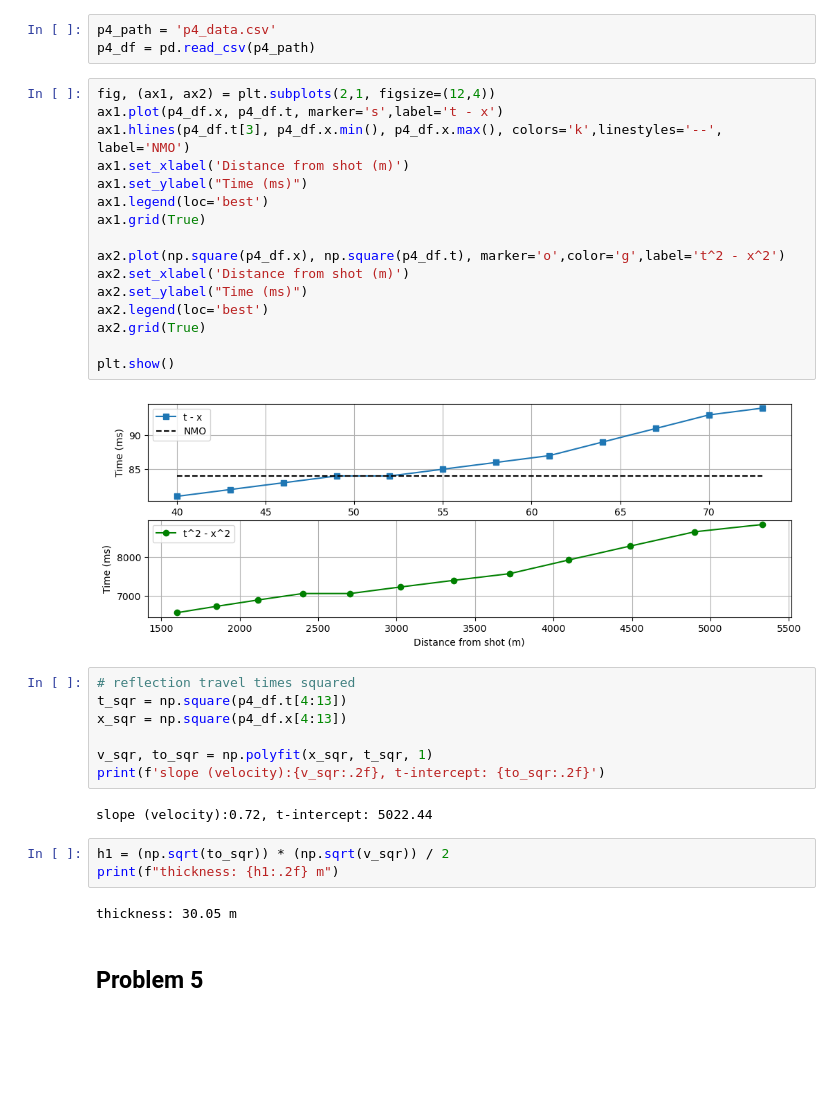
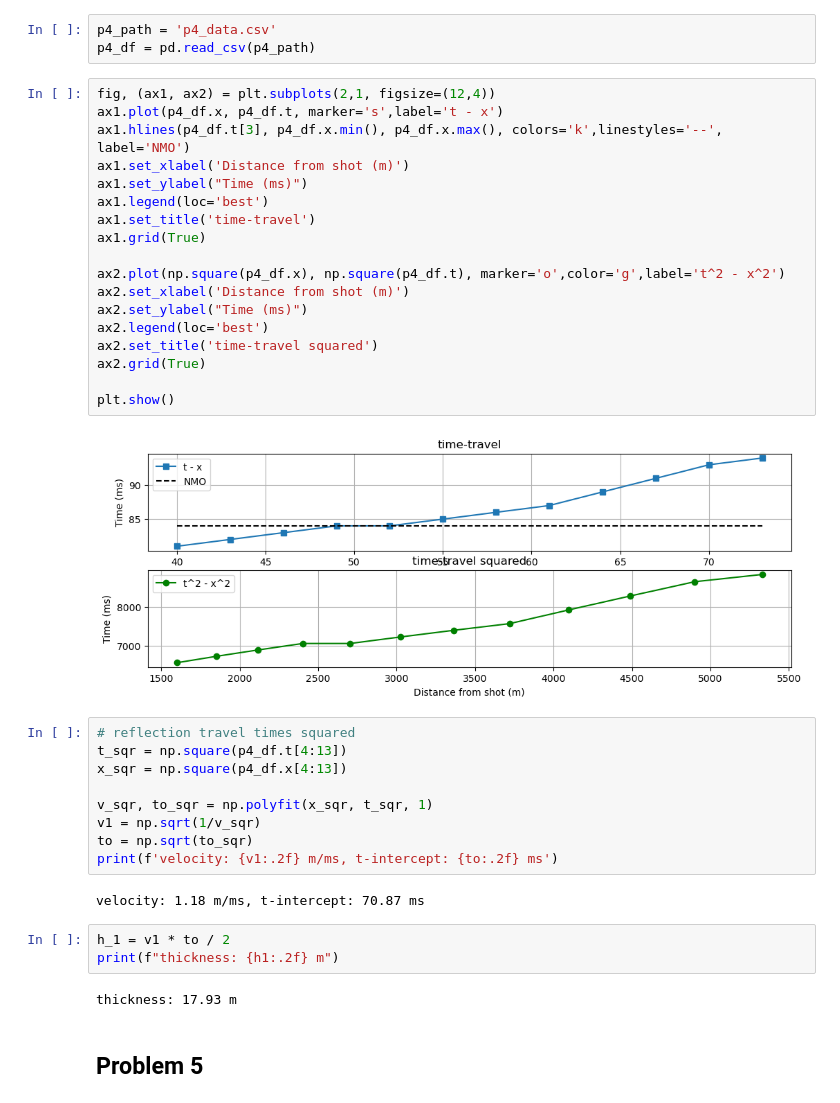
Before and after one commit to rjost1/GEOPH597, a Jupyter notebook: homework4.ipynb, the cells around one changed output. Drawn from its saved outputs; the diff is of its cells as text; blank space fills up the shorter version.

```diff
--- a/homework4.ipynb
+++ b/homework4.ipynb
@@ -129,35 +106,39 @@ p4_df = pd.read_csv(p4_path)
 # %%
 fig, (ax1, ax2) = plt.subplots(2,1, figsize=(12,4))
 ax1.plot(p4_df.x, p4_df.t, marker='s',label='t - x')
 ax1.hlines(p4_df.t[3], p4_df.x.min(), p4_df.x.max(), colors='k',linestyles='--', label='NMO')
 ax1.set_xlabel('Distance from shot (m)')
 ax1.set_ylabel("Time (ms)")
 ax1.legend(loc='best')
+ax1.set_title('time-travel')
 ax1.grid(True)
 
 ax2.plot(np.square(p4_df.x), np.square(p4_df.t), marker='o',color='g',label='t^2 - x^2')
 ax2.set_xlabel('Distance from shot (m)')
 ax2.set_ylabel("Time (ms)")
 ax2.legend(loc='best')
+ax2.set_title('time-travel squared')
 ax2.grid(True)
 
 plt.show()
 # %% [output]
-[figure, old version]
+[figure, new version]
 # %%
 # reflection travel times squared
 t_sqr = np.square(p4_df.t[4:13])
 x_sqr = np.square(p4_df.x[4:13])
 
 v_sqr, to_sqr = np.polyfit(x_sqr, t_sqr, 1)
-print(f'slope (velocity):{v_sqr:.2f}, t-intercept: {to_sqr:.2f}')
+v1 = np.sqrt(1/v_sqr)
+to = np.sqrt(to_sqr)
+print(f'velocity: {v1:.2f} m/ms, t-intercept: {to:.2f} ms')
 # %% [output]
-slope (velocity):0.72, t-intercept: 5022.44
+velocity: 1.18 m/ms, t-intercept: 70.87 ms
 # %%
-h1 = (np.sqrt(to_sqr)) * (np.sqrt(v_sqr)) / 2
+h_1 = v1 * to / 2
 print(f"thickness: {h1:.2f} m")
 # %% [output]
-thickness: 30.05 m
+thickness: 17.93 m
 # %% [markdown]
 ## Problem 5
 # %%
```
Also changed, not shown: parts of 19 cells of this notebook.
